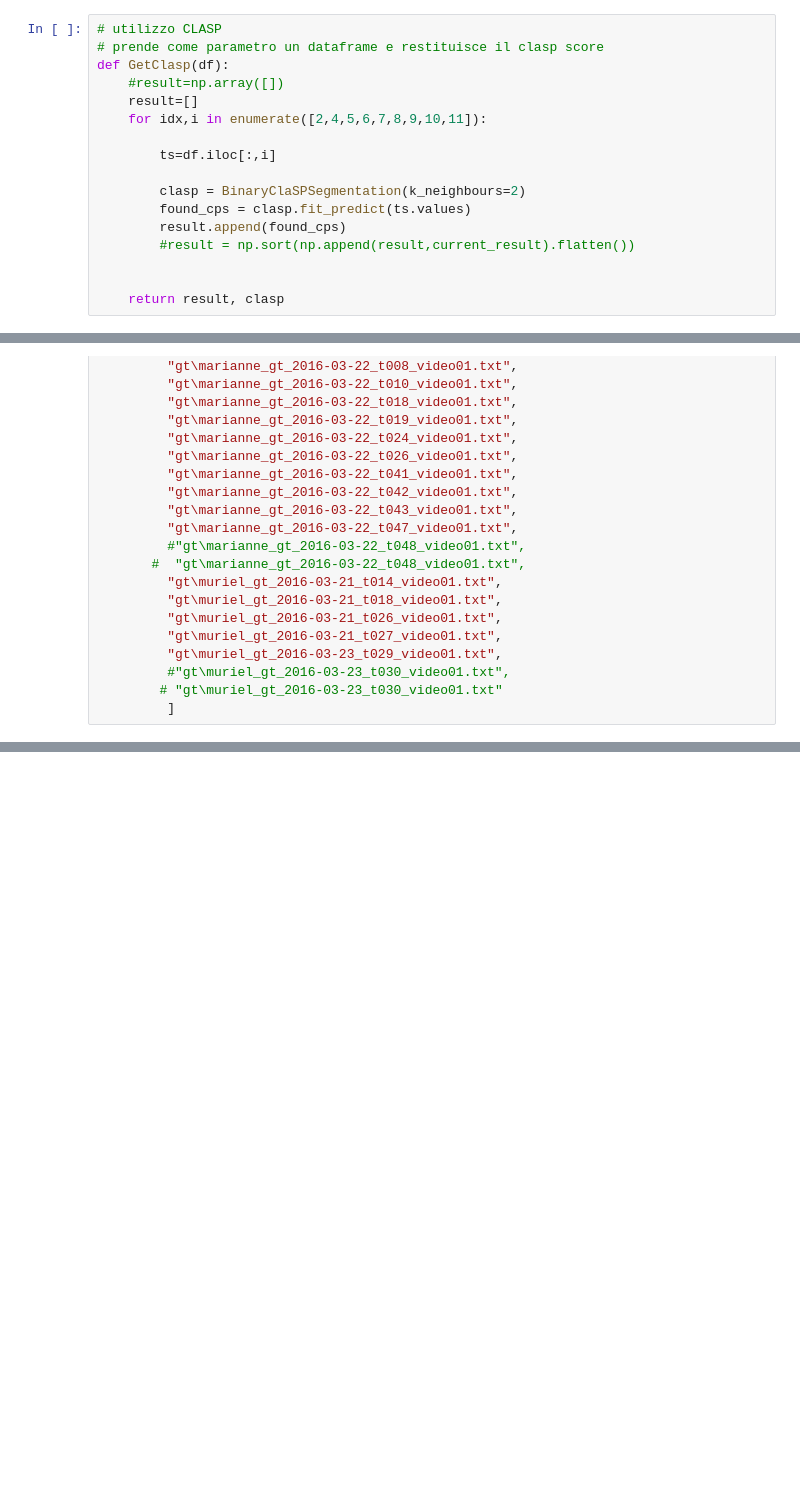
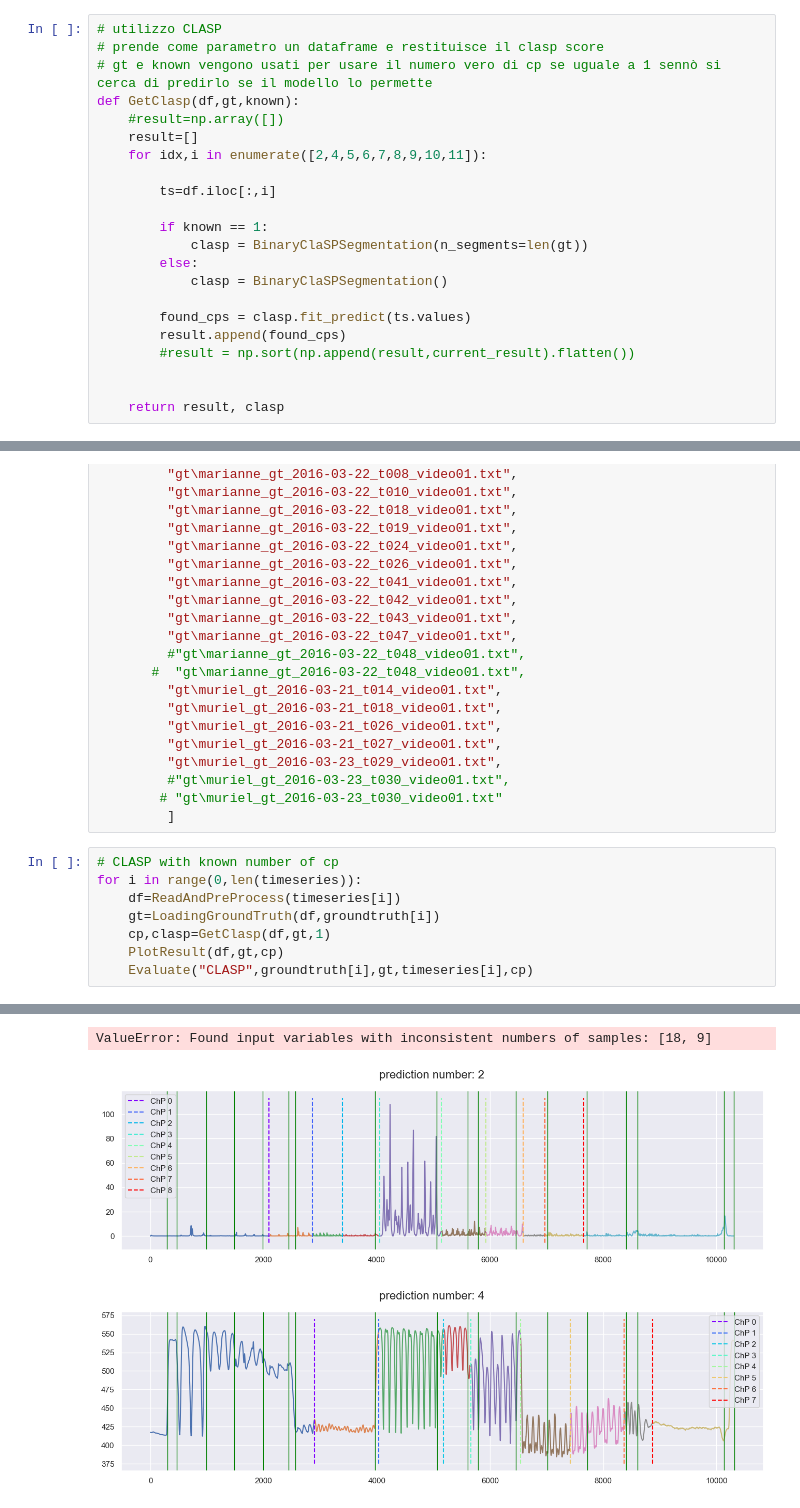
Before and after one commit to mosenco/CUSUMMO, a Jupyter notebook: main.ipynb, the cells around one changed output, grey strips where cells are left out. Cells and saved outputs as stored; diff of their text form; blank space fills up the shorter version.

```diff
--- a/main.ipynb
+++ b/main.ipynb
@@ -72,14 +78,19 @@ def LoadingGroundTruth(df,gtraw):
 # %%
 # utilizzo CLASP
 # prende come parametro un dataframe e restituisce il clasp score
-def GetClasp(df):
+# gt e known vengono usati per usare il numero vero di cp se uguale a 1 sennò si cerca di predirlo se il modello lo permette
+def GetClasp(df,gt,known):
     #result=np.array([])
     result=[]
     for idx,i in enumerate([2,4,5,6,7,8,9,10,11]):
 
         ts=df.iloc[:,i]
 
-        clasp = BinaryClaSPSegmentation(k_neighbours=2)
+        if known == 1:
+            clasp = BinaryClaSPSegmentation(n_segments=len(gt))
+        else:
+            clasp = BinaryClaSPSegmentation()
+
         found_cps = clasp.fit_predict(ts.values)
         result.append(found_cps)
         #result = np.sort(np.append(result,current_result).flatten())
@@ -229,3 +277,12 @@ groundtruth=[#"gt\cora_gt_2019-08-08_t001_video01.txt",
          #"gt\muriel_gt_2016-03-23_t030_video01.txt",
         # "gt\muriel_gt_2016-03-23_t030_video01.txt"
          ]
+# %%
+# CLASP with known number of cp
+for i in range(0,len(timeseries)):
+    df=ReadAndPreProcess(timeseries[i])
+    gt=LoadingGroundTruth(df,groundtruth[i])
+    cp,clasp=GetClasp(df,gt,1)
+    PlotResult(df,gt,cp)
+    Evaluate("CLASP",groundtruth[i],gt,timeseries[i],cp)
+# %% [output]
@@ -231,0 +297,3 @@ groundtruth=[#"gt\cora_gt_2019-08-08_t001_video01.txt",
+ValueError: Found input variables with inconsistent numbers of samples: [18, 9]
+[figure, added]
+[figure, added]
```
Also changed, not shown: parts of 11 cells of this notebook.
